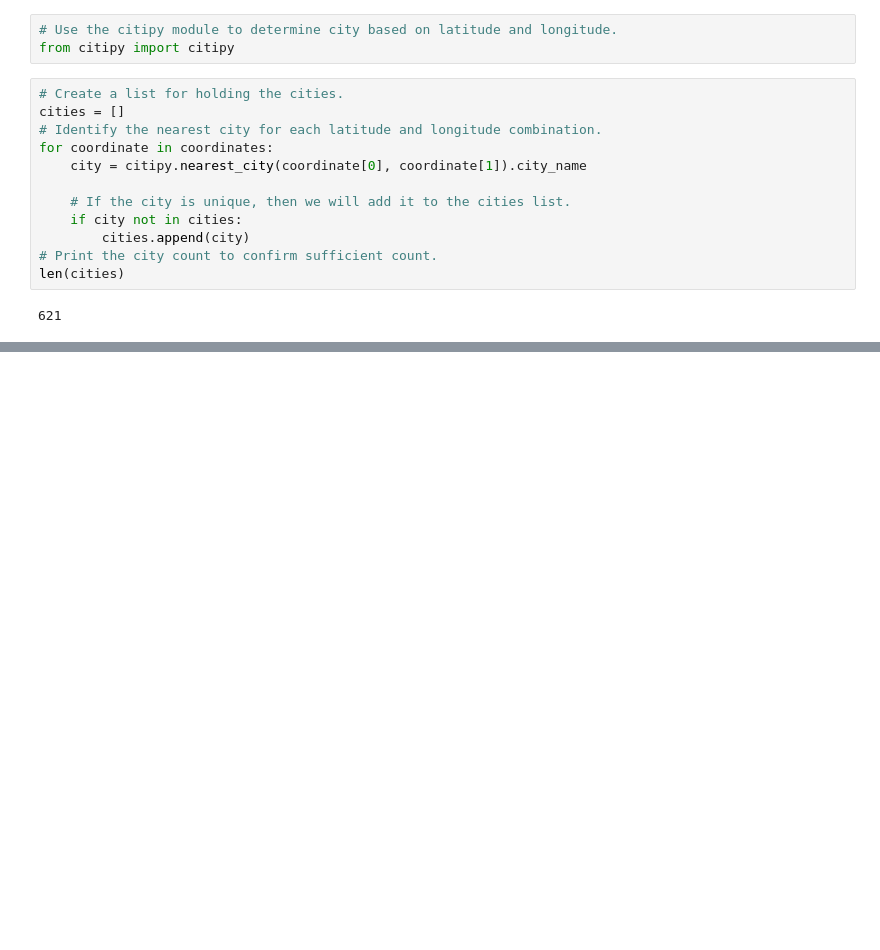
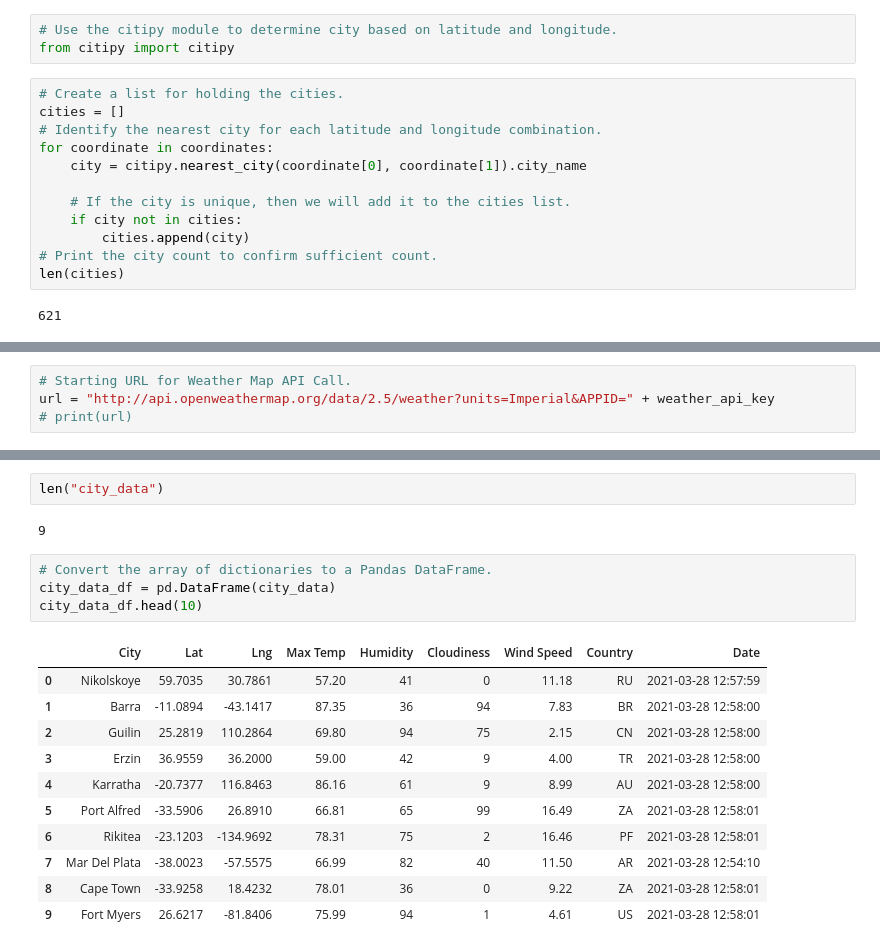
Before and after one commit to mmh926/World_Weather_Analysis, a Jupyter notebook: WeatherPy.ipynb, the cells around one changed output, grey strips where cells are left out. Saved outputs shown, nothing was run; the diff lists cells and outputs as text; blank space fills up the shorter version.

Commit message:
create API_practice and  WeatherPy.ipynb and confing.py

```diff
--- a/WeatherPy.ipynb
+++ b/WeatherPy.ipynb
@@ -33,0 +42,4 @@ len(cities)
+# %%
+# Starting URL for Weather Map API Call.
+url = "http://api.openweathermap.org/data/2.5/weather?units=Imperial&APPID=" + weather_api_key
+# print(url)
@@ -33,0 +161,20 @@ len(cities)
+# %%
+len("city_data")
+# %% [output]
+9
+# %%
+# Convert the array of dictionaries to a Pandas DataFrame.
+city_data_df = pd.DataFrame(city_data)
+city_data_df.head(10)
+# %% [output]
+|  | City | Lat | Lng | Max Temp | Humidity | Cloudiness | Wind Speed | Country | Date |
+| 0 | Nikolskoye | 59.7035 | 30.7861 | 57.20 | 41 | 0 | 11.18 | RU | 2021-03-28 12:57:59 |
+| 1 | Barra | -11.0894 | -43.1417 | 87.35 | 36 | 94 | 7.83 | BR | 2021-03-28 12:58:00 |
+| 2 | Guilin | 25.2819 | 110.2864 | 69.80 | 94 | 75 | 2.15 | CN | 2021-03-28 12:58:00 |
+| 3 | Erzin | 36.9559 | 36.2000 | 59.00 | 42 | 9 | 4.00 | TR | 2021-03-28 12:58:00 |
+| 4 | Karratha | -20.7377 | 116.8463 | 86.16 | 61 | 9 | 8.99 | AU | 2021-03-28 12:58:00 |
+| 5 | Port Alfred | -33.5906 | 26.8910 | 66.81 | 65 | 99 | 16.49 | ZA | 2021-03-28 12:58:01 |
+| 6 | Rikitea | -23.1203 | -134.9692 | 78.31 | 75 | 2 | 16.46 | PF | 2021-03-28 12:58:01 |
+| 7 | Mar Del Plata | -38.0023 | -57.5575 | 66.99 | 82 | 40 | 11.50 | AR | 2021-03-28 12:54:10 |
+| 8 | Cape Town | -33.9258 | 18.4232 | 78.01 | 36 | 0 | 9.22 | ZA | 2021-03-28 12:58:01 |
+| 9 | Fort Myers | 26.6217 | -81.8406 | 75.99 | 94 | 1 | 4.61 | US | 2021-03-28 12:58:01 |
```
Also changed, not shown: parts of 5 cells of this notebook, 2 other files.
